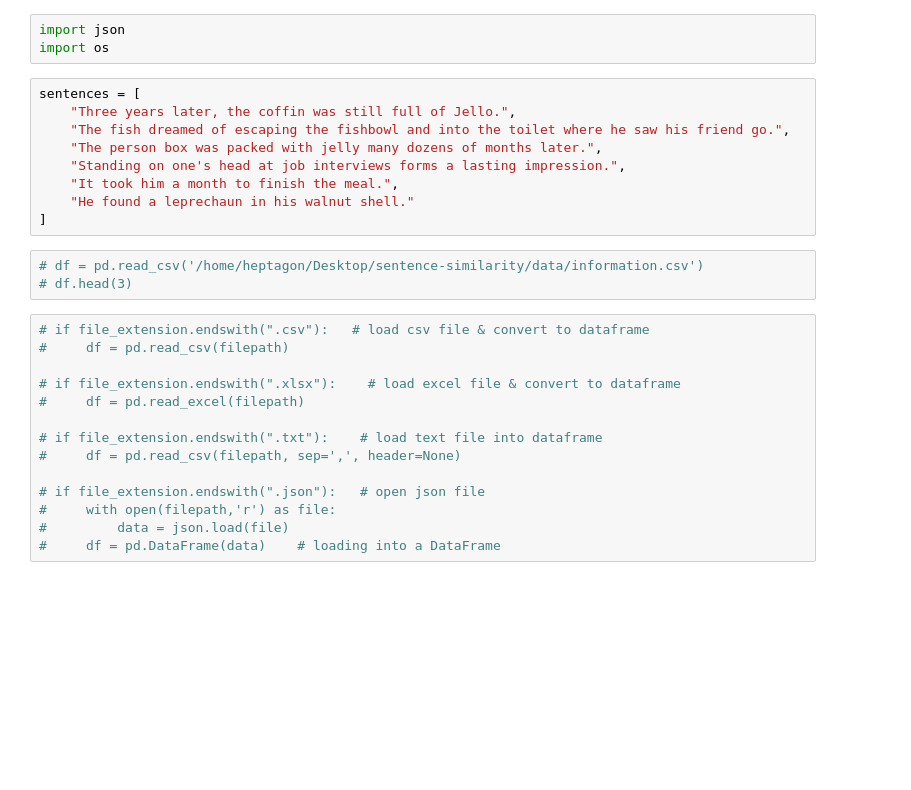
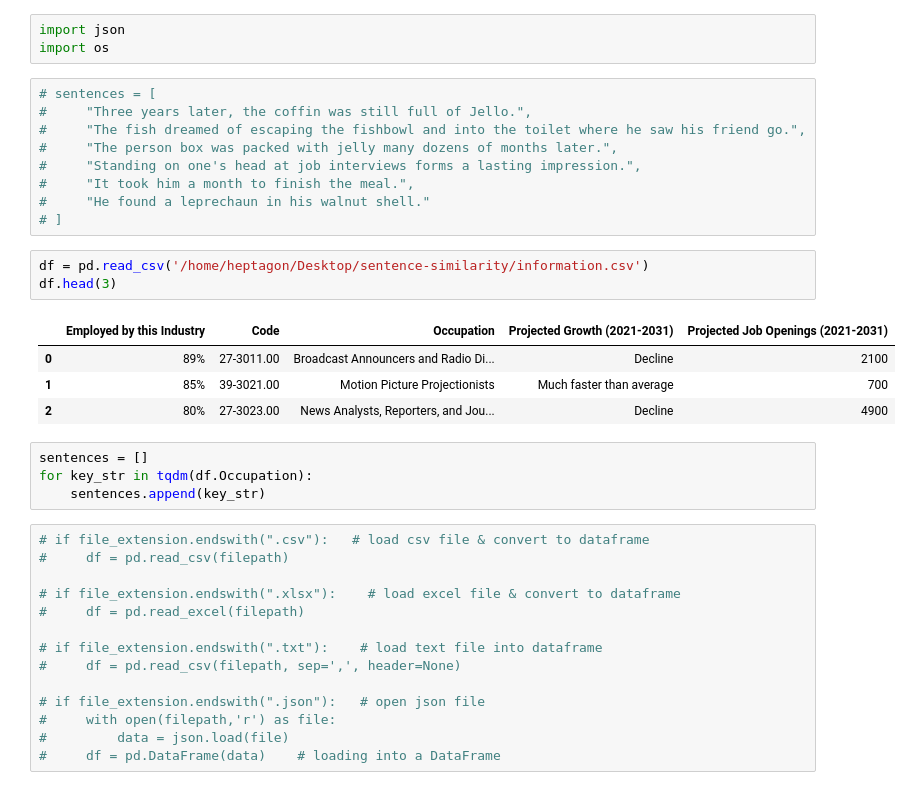
Before and after one commit to sudamah/sentence-similarity, a Jupyter notebook: sentence-similarity.ipynb, the cells around one changed output. Drawn from its saved outputs; the diff is of its cells as text; blank space fills up the shorter version.

```diff
--- a/sentence-similarity.ipynb
+++ b/sentence-similarity.ipynb
@@ -11,17 +11,26 @@ from sklearn.metrics.pairwise import cosine_similarity
 import json
 import os
 # %%
-sentences = [
-    "Three years later, the coffin was still full of Jello.",
-    "The fish dreamed of escaping the fishbowl and into the toilet where he saw his friend go.",
-    "The person box was packed with jelly many dozens of months later.",
-    "Standing on one's head at job interviews forms a lasting impression.",
-    "It took him a month to finish the meal.",
-    "He found a leprechaun in his walnut shell."
-]
+# sentences = [
+#     "Three years later, the coffin was still full of Jello.",
+#     "The fish dreamed of escaping the fishbowl and into the toilet where he saw his friend go.",
+#     "The person box was packed with jelly many dozens of months later.",
+#     "Standing on one's head at job interviews forms a lasting impression.",
+#     "It took him a month to finish the meal.",
+#     "He found a leprechaun in his walnut shell."
+# ]
 # %%
-# df = pd.read_csv('/home/heptagon/Desktop/sentence-similarity/data/information.csv')
-# df.head(3)
+df = pd.read_csv('/home/heptagon/Desktop/sentence-similarity/information.csv')
+df.head(3)
+# %% [output]
+|  | Employed by this Industry | Code | Occupation | Projected Growth (2021-2031) | Projected Job Openings (2021-2031) |
+| 0 | 89% | 27-3011.00 | Broadcast Announcers and Radio Di... | Decline | 2100 |
+| 1 | 85% | 39-3021.00 | Motion Picture Projectionists | Much faster than average | 700 |
+| 2 | 80% | 27-3023.00 | News Analysts, Reporters, and Jou... | Decline | 4900 |
+# %%
+sentences = []
+for key_str in tqdm(df.Occupation):
+    sentences.append(key_str)
 # %%
 # if file_extension.endswith(".csv"):   # load csv file & convert to dataframe
 #     df = pd.read_csv(filepath)
```
Also changed, not shown: parts of 20 cells of this notebook, 2 other files.
